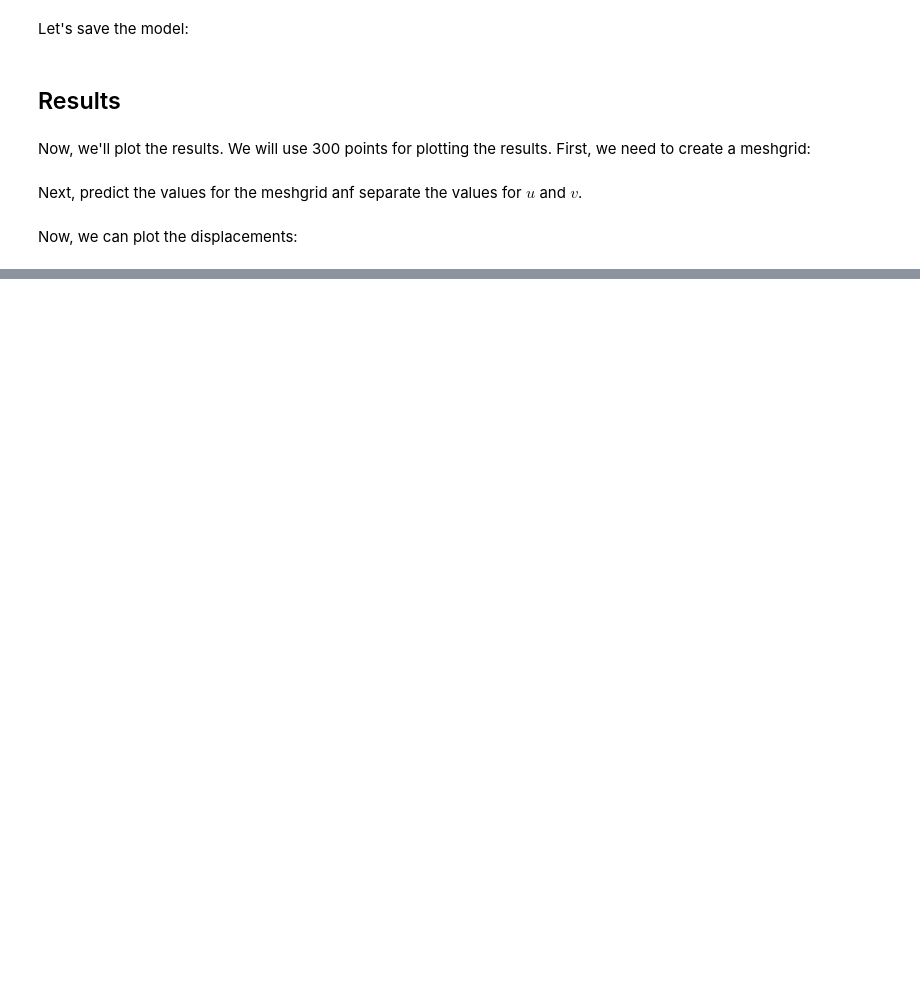
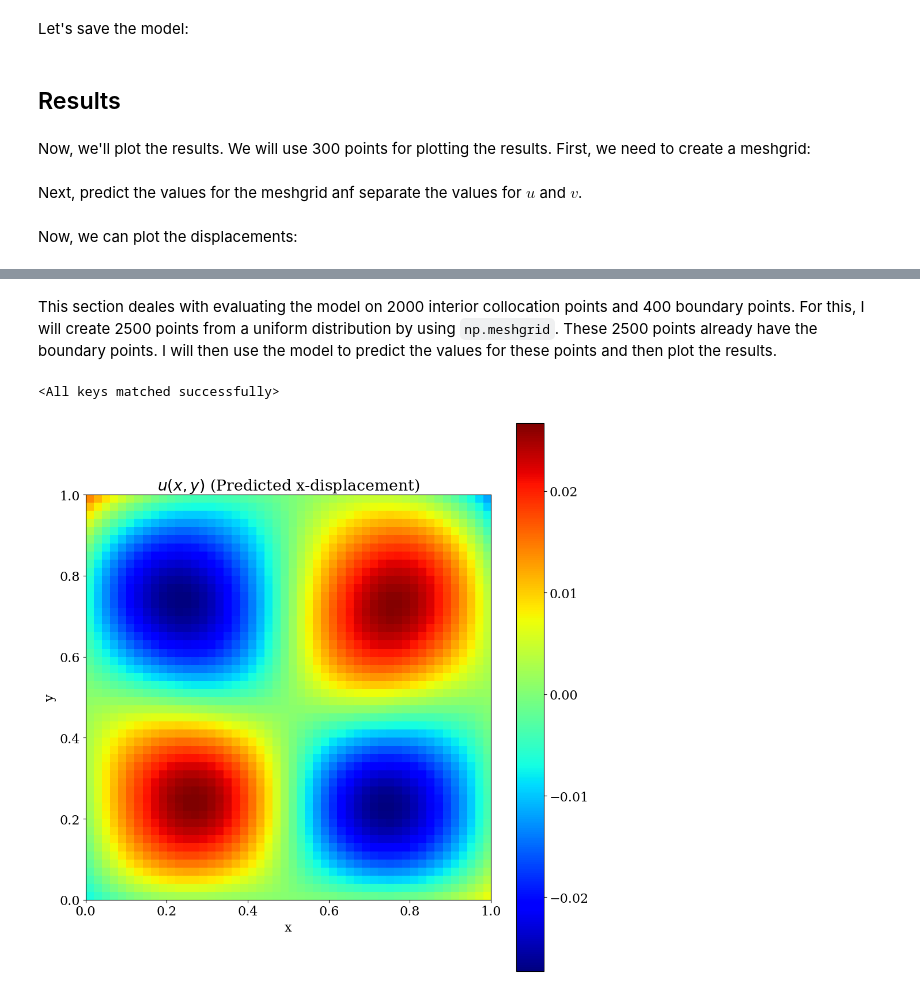
Before and after one commit to Hari31416/APL745, a Jupyter notebook: Assignments/Assignment_7/Assignment_7.ipynb, the cells around one changed output, grey strips where cells are left out. Saved outputs shown, nothing was run; the diff lists cells and outputs as text; code cells hidden in the pictures; blank space fills up the shorter version.

```diff
--- a/Assignments/Assignment_7/Assignment_7.ipynb
+++ b/Assignments/Assignment_7/Assignment_7.ipynb
@@ -345,0 +348,32 @@ plt.savefig(os.path.join(PLOTS_DIR, "0105.png"))
+# %% [markdown]
+This section deales with evaluating the model on 2000 interior collocation points and 400 boundary points. For this, I will create 2500 points from a uniform distribution by using `np.meshgrid`. These 2500 points already have the boundary points. I will then use the model to predict the values for these points and then plot the results.
+# %%
+x1 = np.linspace(0, 1, 50, endpoint=True)
+y1 = np.linspace(0, 1, 50, endpoint=True)
+
+X_C, Y_C = np.meshgrid(x1, y1)
+
+test_points = torch.tensor(np.concatenate((X_C.reshape(-1, 1), Y_C.reshape(-1, 1)), axis=1), dtype=torch.float32, requires_grad=True)
+# %%
+loaded_model = Displacements()
+loaded_model.load_state_dict(torch.load('solutions_model.pt'))
+# %% [output]
+<All keys matched successfully>
+# %%
+U_pred = loaded_model(test_points)
+# %%
+u_pred = U_pred[:, 0].detach().numpy()
+u_pred = u_pred.reshape(X_C.shape)
+v_pred = U_pred[:, 1].detach().numpy()
+v_pred = v_pred.reshape(X_C.shape)
+# %%
+plt.figure(figsize=(10, 10))
+plt.imshow(u_pred, cmap='jet', origin='lower', extent=[0, 1, 0, 1])
+plt.colorbar()
+plt.xlabel("x")
+plt.ylabel("y")
+plt.title("$u(x, y)$ (Predicted x-displacement)")
+plt.tight_layout()
+plt.savefig(os.path.join(PLOTS_DIR, "0501.png"))
+# %% [output]
+[figure, added]
```
Also changed, not shown: parts of 6 cells of this notebook, 23 other files.
